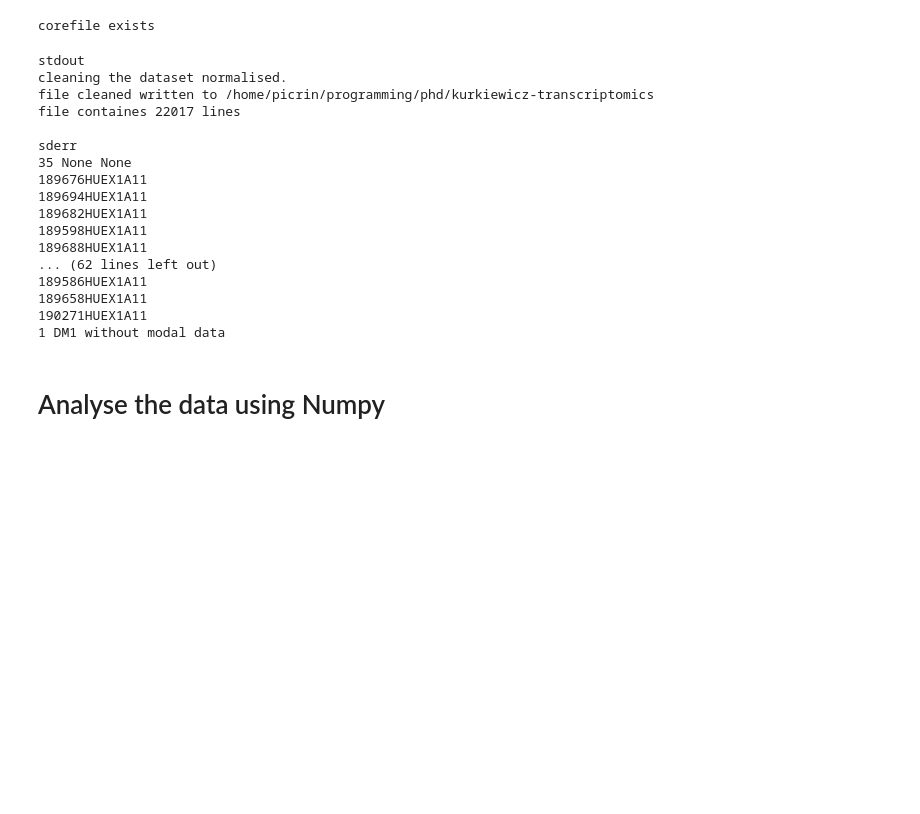
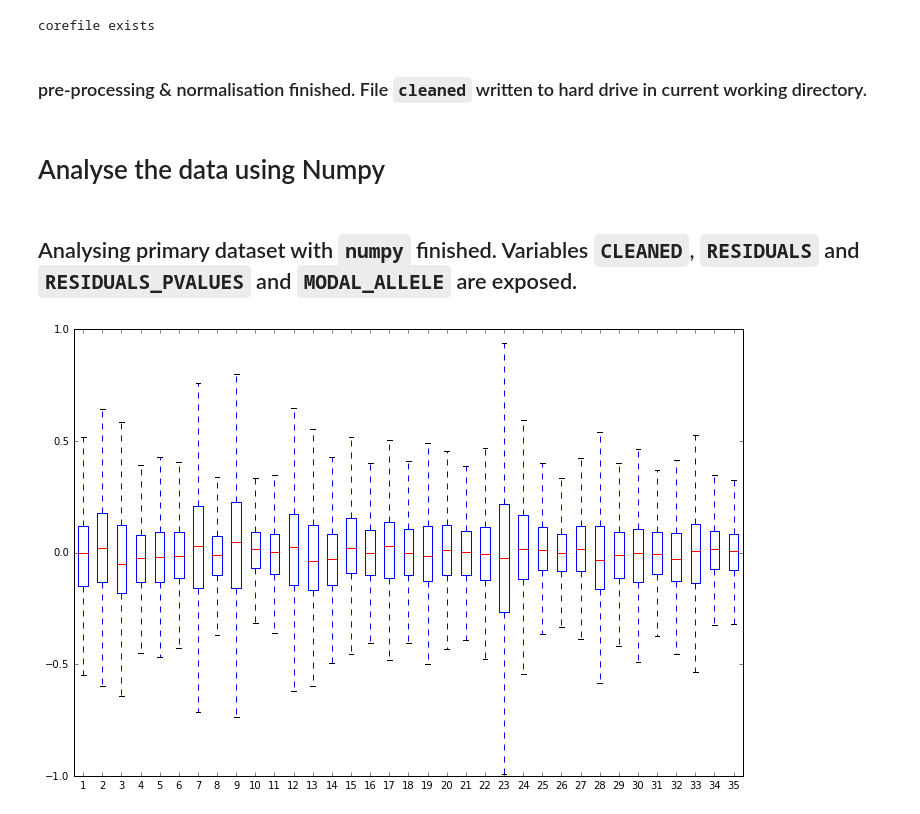
Before and after one commit to picrin/phdAll, a Jupyter notebook: masterBlood.ipynb, the cells around one changed output. Cells and saved outputs as stored; diff of their text form; code cells hidden in the pictures; blank space fills up the shorter version.

Commit message:
porting to jupyter & introducing some more analysis in R.

```diff
--- a/masterBlood.ipynb
+++ b/masterBlood.ipynb
@@ -60,31 +60,16 @@ with open("normalisedFirstLine", "w") as f:
     f.write(swappedLine)
     f.write("\n")
 # %%
-# finish off the job using a bash script
+# finish off the job using a bash script and a complicated python script, which pulls data from all over the place.
 
 import subprocess
 completed = subprocess.run("./analyseBlood.sh", stdout=subprocess.PIPE, stderr=subprocess.PIPE)
-print("stdout")
-print(completed.stdout.decode("utf-8"))
-print("sderr")
-print(completed.stderr.decode("utf-8"))
+
+#print("stdout")
+#print(completed.stdout.decode("utf-8"))
+#print("stderr")
+#print(completed.stderr.decode("utf-8"))
-# %% [output]
-stdout
-cleaning the dataset normalised.
-file cleaned written to /home/picrin/programming/phd/kurkiewicz-transcriptomics
-file containes 22017 lines
-
-sderr
-35 None None
-189676HUEX1A11
-189694HUEX1A11
-189682HUEX1A11
-189598HUEX1A11
-189688HUEX1A11
-... (62 lines left out)
-189586HUEX1A11
-189658HUEX1A11
-190271HUEX1A11
-1 DM1 without modal data
+# %% [markdown]
+### pre-processing & normalisation finished. File `cleaned` written to hard drive in current working directory.
 # %% [markdown]
 # Analyse the data using Numpy
@@ -90,0 +125,14 @@ sderr
+# %% [markdown]
+## Analysing primary dataset with `numpy` finished. Variables `CLEANED`, `RESIDUALS` and `RESIDUALS_PVALUES` and `MODAL_ALLELE` are exposed.
+# %%
+import matplotlib as mpl
+import matplotlib.pyplot as plt
+%matplotlib inline
+plt.rcParams['figure.figsize'] = (12, 8)
+
+data_to_plot = [[RESIDUALS[:, i]] for i in range(columnNo)]
+fig = plt.figure()
+plt.boxplot(data_to_plot, showfliers=False)
+plt.show()
+# %% [output]
+[figure, added]
```
Also changed, not shown: parts of 5 cells of this notebook, 2 other files.
